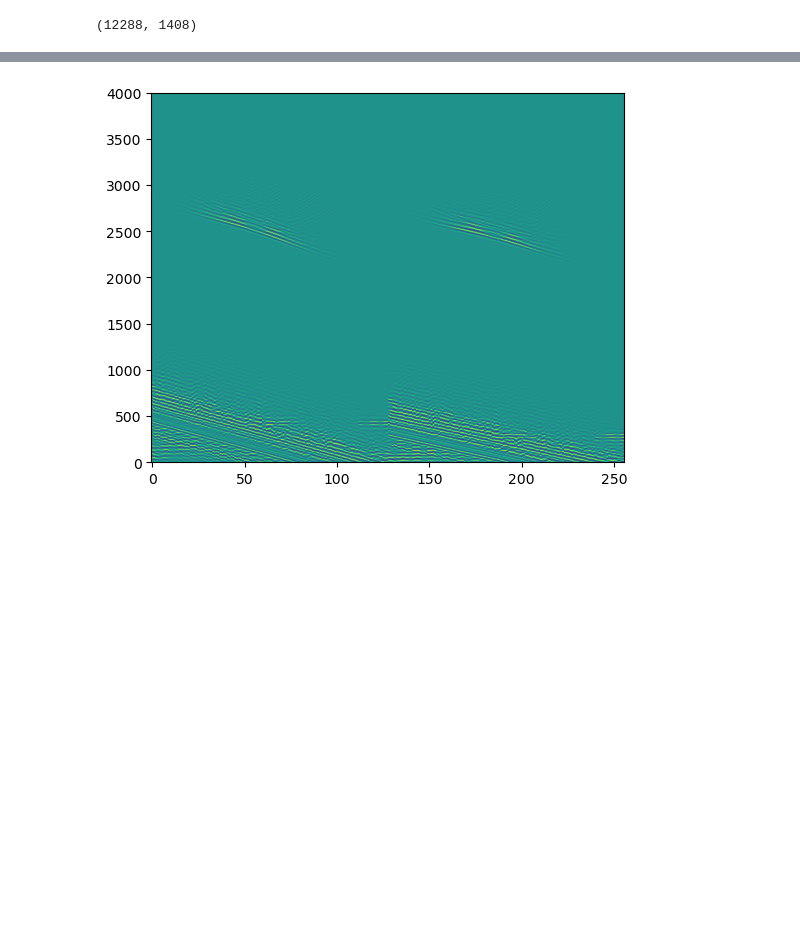
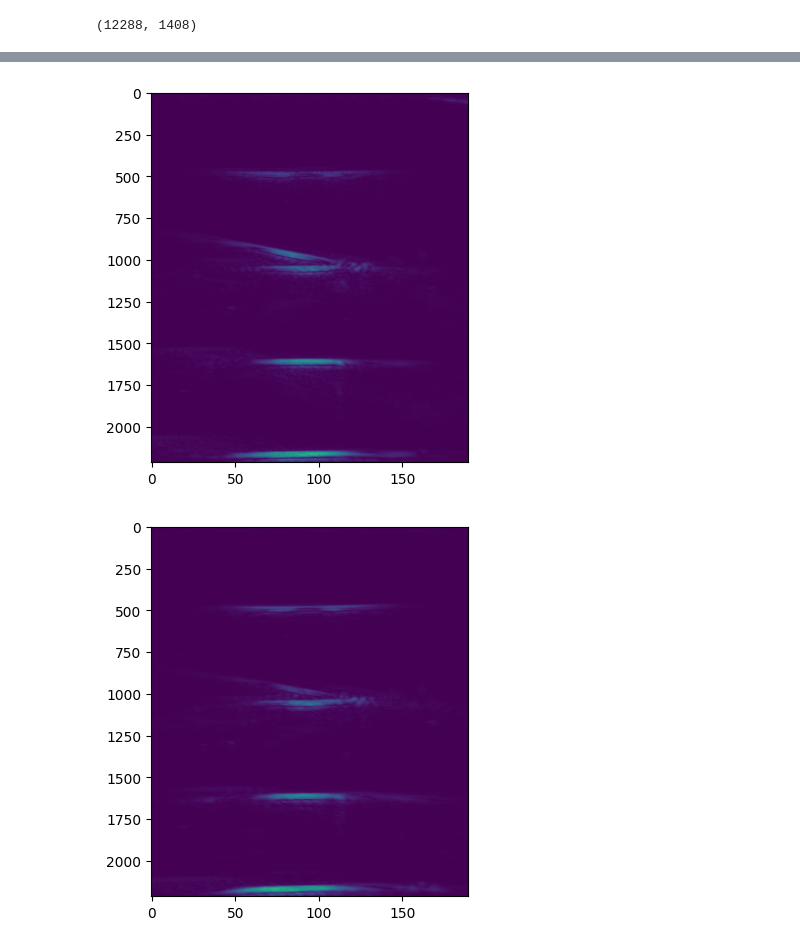
Before and after one commit to wewightman/bmfrmtrig, a Jupyter notebook: test_notebook.ipynb, the cells around one changed output, grey strips where cells are left out. Cells and saved outputs as stored; diff of their text form; code cells hidden in the pictures; blank space fills up the shorter version.

```diff
--- a/test_notebook.ipynb
+++ b/test_notebook.ipynb
@@ -216,8 +204,13 @@ plt.show()
-# %%
-
-plt.figure()
-plt.imshow(rfslice[:,:2*128], aspect=0.05)
-plt.ylim(0, 4000)
-plt.show()
-# %% [output]
-[figure, removed]
+# %%
+for inda in [0, 3, 5, 7, 10]:
+    temp = 0
+    for inde in range(128):
+        temp += np.array([bmfrmparams['results'][inde+inda*nele][ind] for ind in range(bmfrmparams['npoints'])]).reshape((len(zgrid), -1), order='f')
+    #temp = np.sum(temp, axis=1)
+
+    plt.figure()
+    plt.imshow(np.abs(temp), aspect=0.1)
+    plt.show()
+# %% [output]
+[figure, added]
+[figure, added]
```
Also changed, not shown: parts of 11 cells of this notebook, 5 other files.
